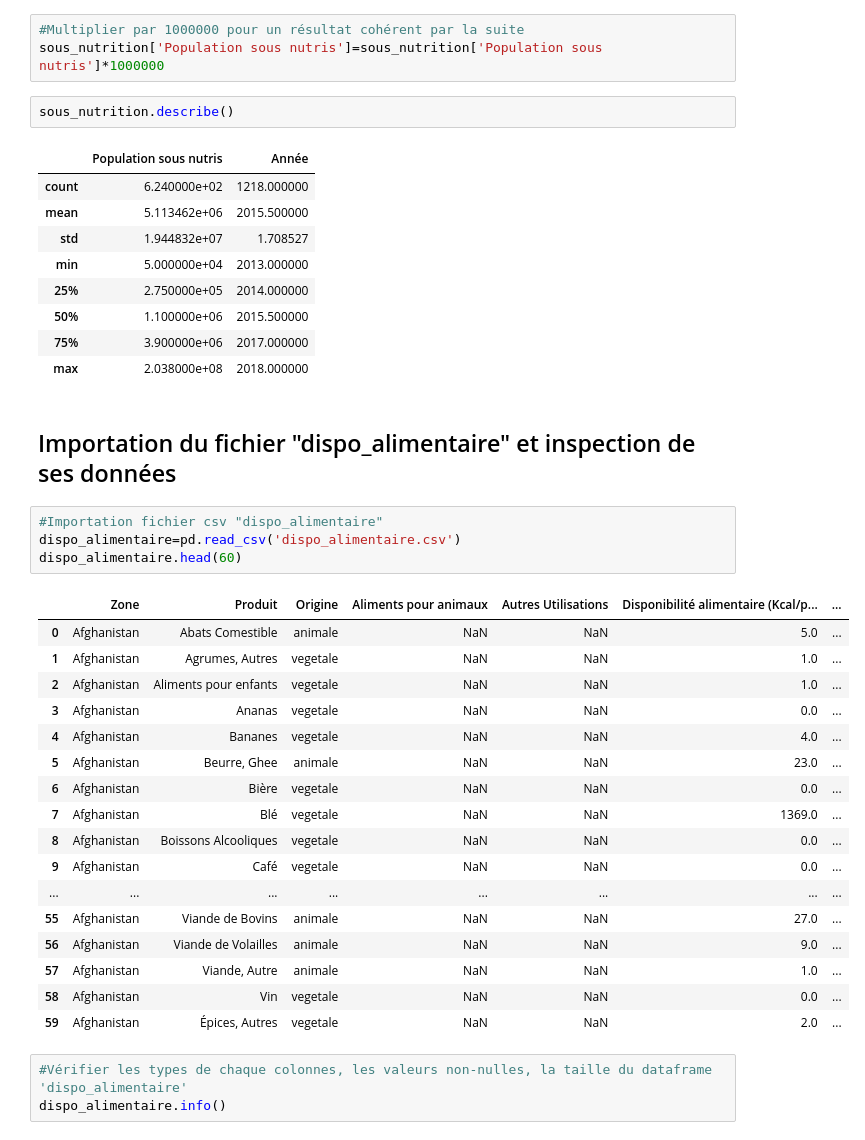
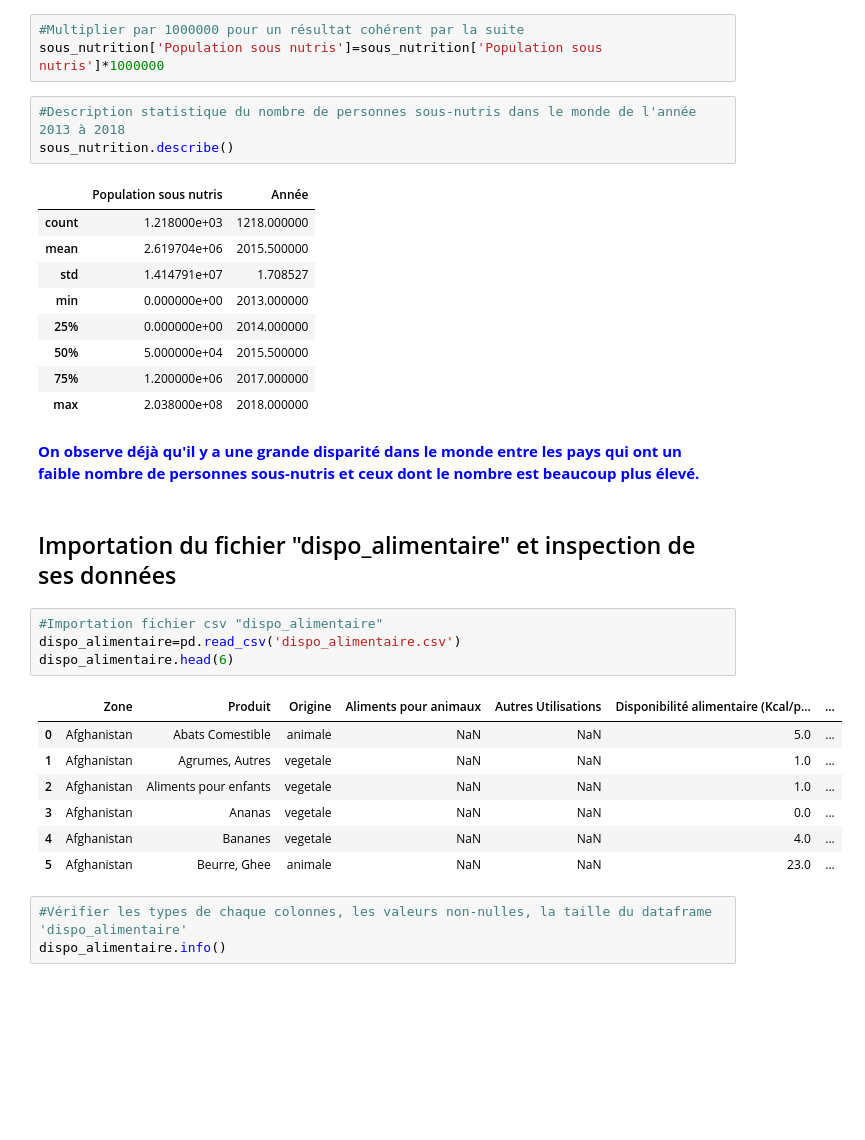
Before and after one commit to BM-Aurelie78/Projet-4-Realiser-une-etude-de-sante-publique-avec-R-ou-Python, a Jupyter notebook: Bellony-Montout_Aurélie_ 1_notebook_09032023_version_antérieure_29032023.ipynb, the cells around one changed output. Saved outputs shown, nothing was run; the diff lists cells and outputs as text; blank space fills up the shorter version.

```diff
--- a/Bellony-Montout_Aurélie_ 1_notebook_09032023_version_antérieure_29032023.ipynb
+++ b/Bellony-Montout_Aurélie_ 1_notebook_09032023_version_antérieure_29032023.ipynb
@@ -289,42 +301,35 @@ sous_nutrition
 # %%
 #Multiplier par 1000000 pour un résultat cohérent par la suite
 sous_nutrition['Population sous nutris']=sous_nutrition['Population sous nutris']*1000000
-# %%
-sous_nutrition.describe()
-# %% [output]
-|  | Population sous nutris | Année |
-| count | 6.240000e+02 | 1218.000000 |
-| mean | 5.113462e+06 | 2015.500000 |
-| std | 1.944832e+07 | 1.708527 |
-| min | 5.000000e+04 | 2013.000000 |
-| 25% | 2.750000e+05 | 2014.000000 |
-| 50% | 1.100000e+06 | 2015.500000 |
-| 75% | 3.900000e+06 | 2017.000000 |
-| max | 2.038000e+08 | 2018.000000 |
+# %%
+#Description statistique du nombre de personnes sous-nutris dans le monde de l'année 2013 à 2018
+sous_nutrition.describe()
+# %% [output]
+|  | Population sous nutris | Année |
+| count | 1.218000e+03 | 1218.000000 |
+| mean | 2.619704e+06 | 2015.500000 |
+| std | 1.414791e+07 | 1.708527 |
+| min | 0.000000e+00 | 2013.000000 |
+| 25% | 0.000000e+00 | 2014.000000 |
+| 50% | 5.000000e+04 | 2015.500000 |
+| 75% | 1.200000e+06 | 2017.000000 |
+| max | 2.038000e+08 | 2018.000000 |
+# %% [markdown]
+**<span style="color:blue"> On observe déjà qu'il y a une grande disparité dans le monde entre les pays qui ont un faible nombre de personnes sous-nutris et ceux dont le nombre est beaucoup plus élevé. </span>**
 # %% [markdown]
 ## Importation du fichier "dispo_alimentaire" et inspection de ses données
 # %%
 #Importation fichier csv "dispo_alimentaire"
 dispo_alimentaire=pd.read_csv('dispo_alimentaire.csv')
-dispo_alimentaire.head(60)
+dispo_alimentaire.head(6)
 # %% [output]
 |  | Zone | Produit | Origine | Aliments pour animaux | Autres Utilisations | Disponibilité alimentaire (Kcal/p... | ... |
 | 0 | Afghanistan | Abats Comestible | animale | NaN | NaN | 5.0 | ... |
 | 1 | Afghanistan | Agrumes, Autres | vegetale | NaN | NaN | 1.0 | ... |
 | 2 | Afghanistan | Aliments pour enfants | vegetale | NaN | NaN | 1.0 | ... |
 | 3 | Afghanistan | Ananas | vegetale | NaN | NaN | 0.0 | ... |
 | 4 | Afghanistan | Bananes | vegetale | NaN | NaN | 4.0 | ... |
 | 5 | Afghanistan | Beurre, Ghee | animale | NaN | NaN | 23.0 | ... |
-| 6 | Afghanistan | Bière | vegetale | NaN | NaN | 0.0 | ... |
-| 7 | Afghanistan | Blé | vegetale | NaN | NaN | 1369.0 | ... |
-| 8 | Afghanistan | Boissons Alcooliques | vegetale | NaN | NaN | 0.0 | ... |
-| 9 | Afghanistan | Café | vegetale | NaN | NaN | 0.0 | ... |
-| ... | ... | ... | ... | ... | ... | ... | ... |
-| 55 | Afghanistan | Viande de Bovins | animale | NaN | NaN | 27.0 | ... |
-| 56 | Afghanistan | Viande de Volailles | animale | NaN | NaN | 9.0 | ... |
-| 57 | Afghanistan | Viande, Autre | animale | NaN | NaN | 1.0 | ... |
-| 58 | Afghanistan | Vin | vegetale | NaN | NaN | 0.0 | ... |
-| 59 | Afghanistan | Épices, Autres | vegetale | NaN | NaN | 2.0 | ... |
 # %%
 #Vérifier les types de chaque colonnes, les valeurs non-nulles, la taille du dataframe 'dispo_alimentaire'
 dispo_alimentaire.info()
```
Also changed, not shown: parts of 93 cells of this notebook.
